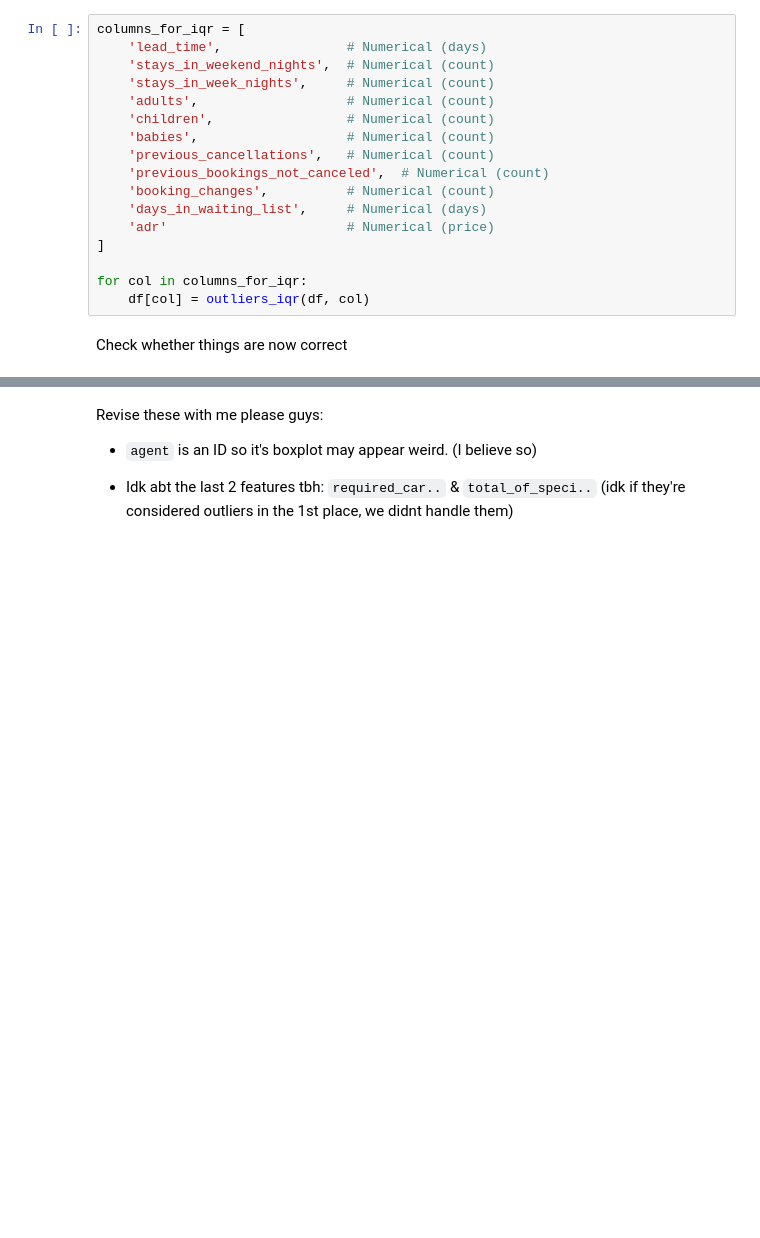
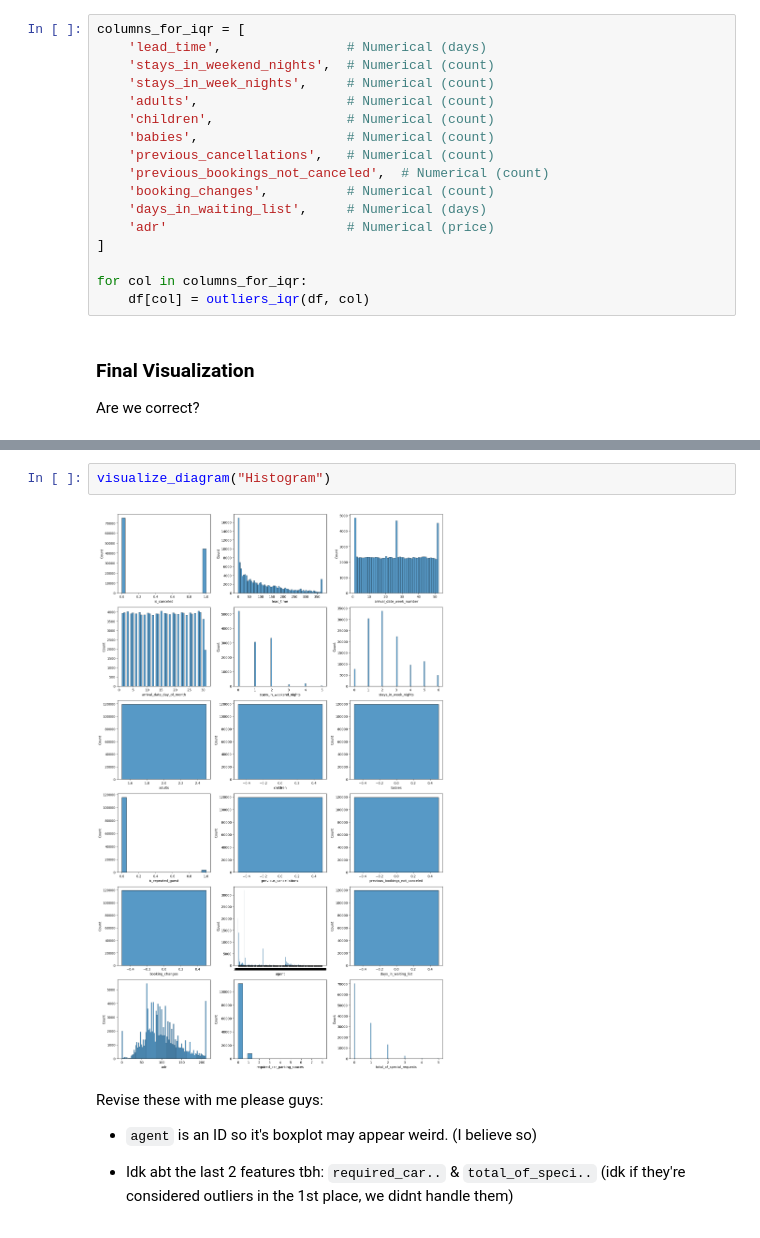
Before and after one commit to mohamedelziat50/Hotel-Bookings-AI-MIU, a Jupyter notebook: Hotel_Booking.ipynb, the cells around one changed output, grey strips where cells are left out. Drawn from its saved outputs; the diff is of its cells as text; blank space fills up the shorter version.

Commit message:
Last push today: Final Visualization section to check whether we're correct.

```diff
--- a/Hotel_Booking.ipynb
+++ b/Hotel_Booking.ipynb
@@ -449,8 +449,9 @@ columns_for_iqr = [
 
 for col in columns_for_iqr:
     df[col] = outliers_iqr(df, col)
-# %% [markdown]
-Check whether things are now correct
+# %% [markdown]
+### Final Visualization
+Are we correct?
 # %%
 df.describe()
 # %% [output]
@@ -463,6 +464,10 @@ df.describe()
 | 50% | 0.000000 | 69.000000 | 26.000000 | 16.000000 | 1.000000 | ... |
 | 75% | 1.000000 | 160.000000 | 39.000000 | 23.000000 | 2.000000 | ... |
 | max | 1.000000 | 373.000000 | 52.000000 | 31.000000 | 5.000000 | ... |
+# %%
+visualize_diagram("Histogram")
+# %% [output]
+[figure, added]
 # %% [markdown]
 Revise these with me please guys:
 - `agent` is an ID so it's boxplot may appear weird. (I believe so)
```
